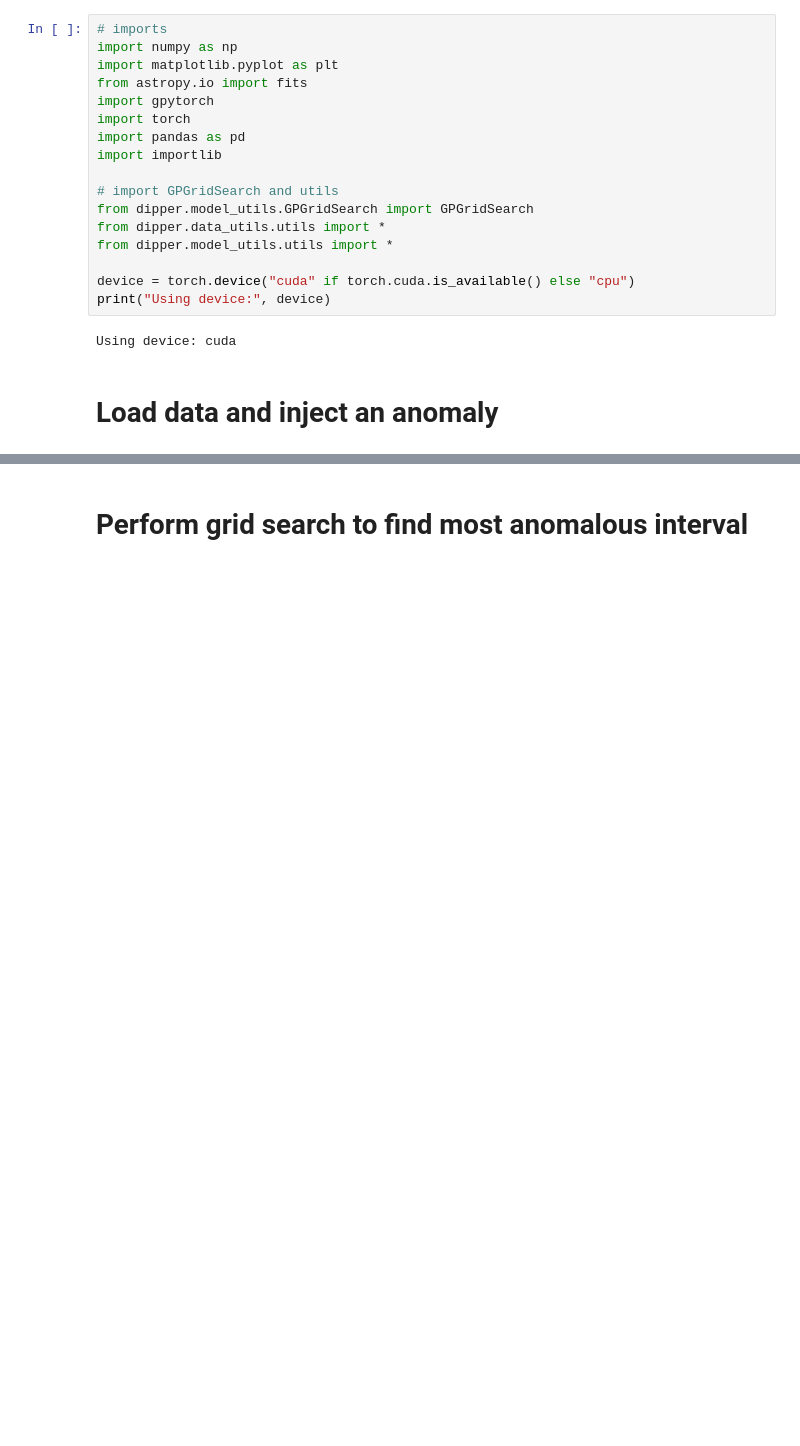
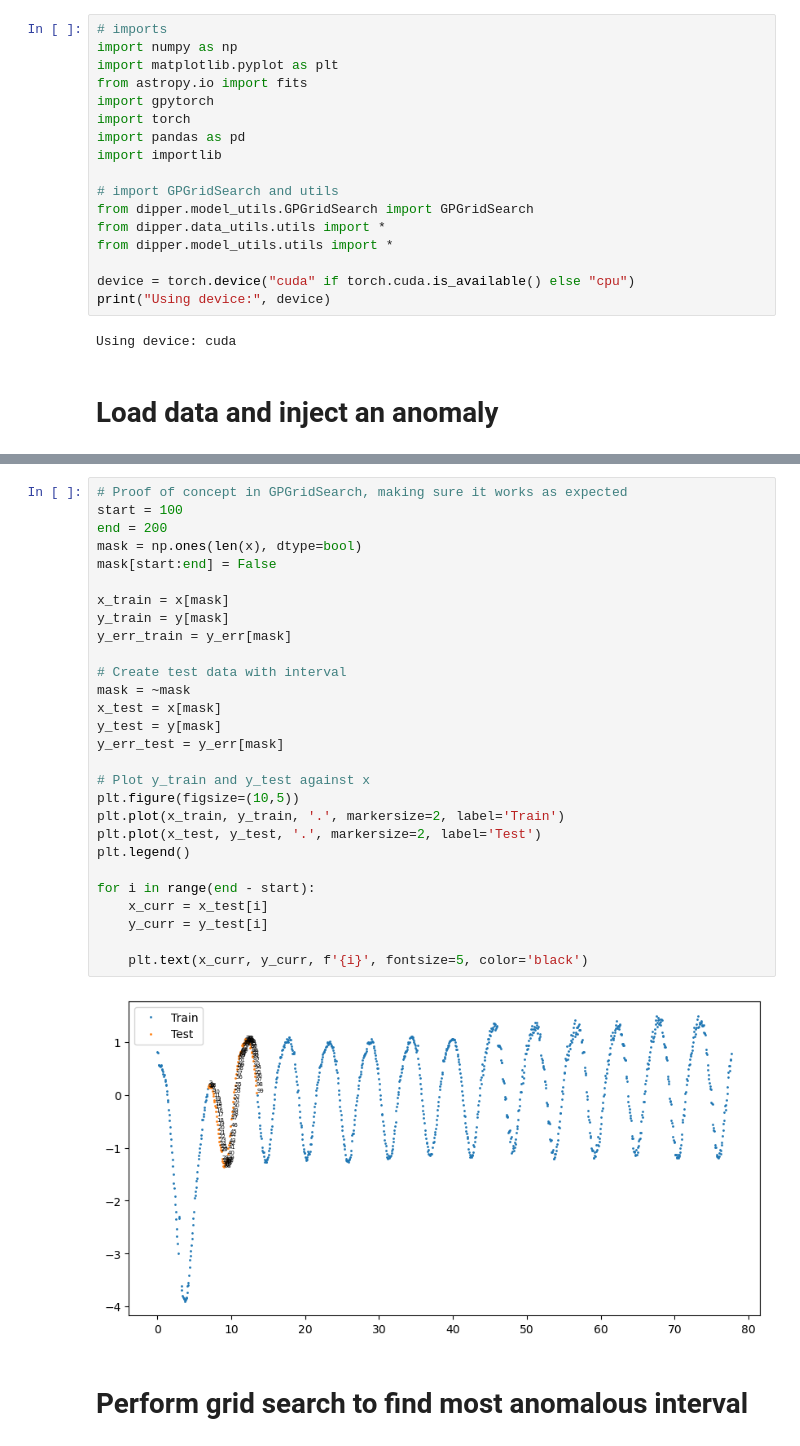
Before and after one commit to linneawolniewicz/dipper-detection, a Jupyter notebook: notebooks/explore_gp_gridsearch.ipynb, the cells around one changed output, grey strips where cells are left out. Cells and saved outputs as stored; diff of their text form; blank space fills up the shorter version.

```diff
--- a/notebooks/explore_gp_gridsearch.ipynb
+++ b/notebooks/explore_gp_gridsearch.ipynb
@@ -81,3 +89,33 @@ Anomaly locations:
+# %%
+# Proof of concept in GPGridSearch, making sure it works as expected
+start = 100
+end = 200
+mask = np.ones(len(x), dtype=bool)
+mask[start:end] = False
+
+x_train = x[mask]
+y_train = y[mask]
+y_err_train = y_err[mask]
+
+# Create test data with interval
+mask = ~mask
+x_test = x[mask]
+y_test = y[mask]
+y_err_test = y_err[mask]
+
+# Plot y_train and y_test against x
+plt.figure(figsize=(10,5))
+plt.plot(x_train, y_train, '.', markersize=2, label='Train')
+plt.plot(x_test, y_test, '.', markersize=2, label='Test')
+plt.legend()
+
+for i in range(end - start):
+    x_curr = x_test[i]
+    y_curr = y_test[i]
+
+    plt.text(x_curr, y_curr, f'{i}', fontsize=5, color='black')
+# %% [output]
+[figure, added]
 # %% [markdown]
 # Perform grid search to find most anomalous interval
 # %%
```
Also changed, not shown: parts of 6 cells of this notebook, 5 other files.
